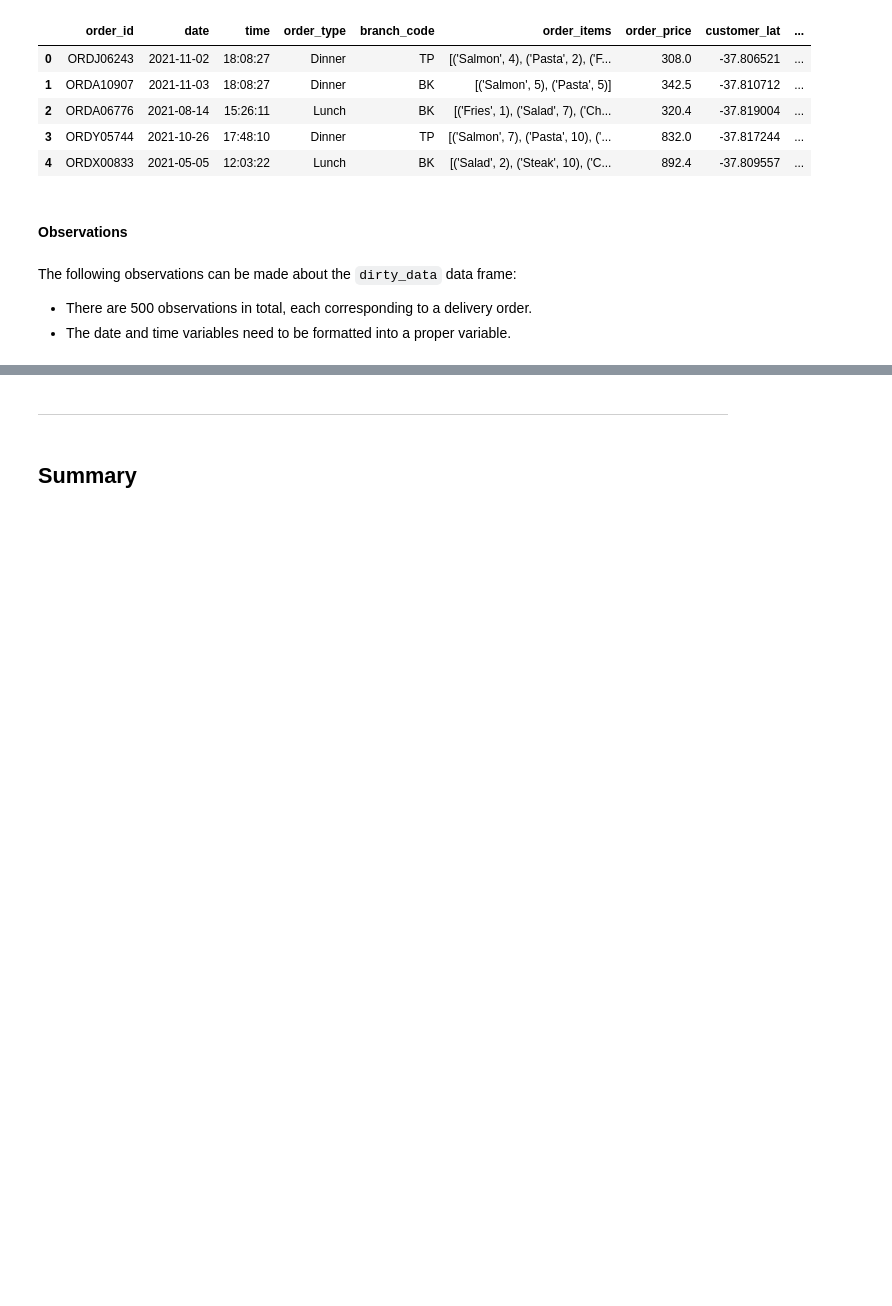
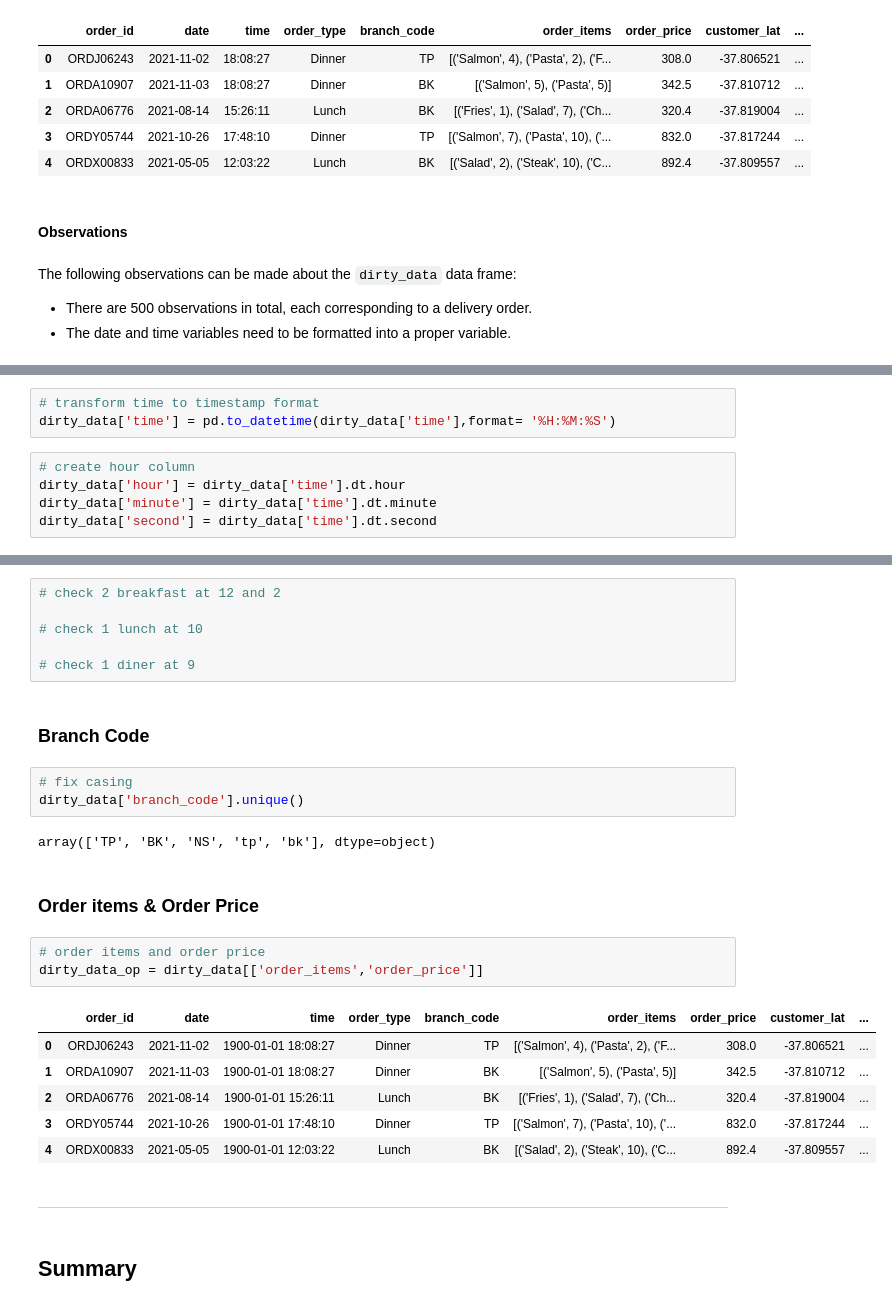
Before and after one commit to pampagrimaldi/FIT5196-A2, a Jupyter notebook: A2_32980523.ipynb, the cells around one changed output, grey strips where cells are left out. Cells and saved outputs as stored; diff of their text form; blank space fills up the shorter version.

Commit message:
working on order type

```diff
--- a/A2_32980523.ipynb
+++ b/A2_32980523.ipynb
@@ -530,0 +416,8 @@ memory usage: 47.0+ KB
+# %%
+# transform time to timestamp format
+dirty_data['time'] = pd.to_datetime(dirty_data['time'],format= '%H:%M:%S')
+# %%
+# create hour column
+dirty_data['hour'] = dirty_data['time'].dt.hour
+dirty_data['minute'] = dirty_data['time'].dt.minute
+dirty_data['second'] = dirty_data['time'].dt.second
@@ -531,3 +448,28 @@ memory usage: 47.0+ KB
+# %%
+# check 2 breakfast at 12 and 2
+
+# check 1 lunch at 10
+
+# check 1 diner at 9
+# %% [markdown]
+### Branch Code
+# %%
+# fix casing
+dirty_data['branch_code'].unique()
+# %% [output]
+array(['TP', 'BK', 'NS', 'tp', 'bk'], dtype=object)
+# %% [markdown]
+### Order items & Order Price
+# %%
+# order items and order price
+dirty_data_op = dirty_data[['order_items','order_price']]
+# %% [output]
+|  | order_id | date | time | order_type | branch_code | order_items | order_price | customer_lat | ... |
+| 0 | ORDJ06243 | 2021-11-02 | 1900-01-01 18:08:27 | Dinner | TP | [('Salmon', 4), ('Pasta', 2), ('F... | 308.0 | -37.806521 | ... |
+| 1 | ORDA10907 | 2021-11-03 | 1900-01-01 18:08:27 | Dinner | BK | [('Salmon', 5), ('Pasta', 5)] | 342.5 | -37.810712 | ... |
+| 2 | ORDA06776 | 2021-08-14 | 1900-01-01 15:26:11 | Lunch | BK | [('Fries', 1), ('Salad', 7), ('Ch... | 320.4 | -37.819004 | ... |
+| 3 | ORDY05744 | 2021-10-26 | 1900-01-01 17:48:10 | Dinner | TP | [('Salmon', 7), ('Pasta', 10), ('... | 832.0 | -37.817244 | ... |
+| 4 | ORDX00833 | 2021-05-05 | 1900-01-01 12:03:22 | Lunch | BK | [('Salad', 2), ('Steak', 10), ('C... | 892.4 | -37.809557 | ... |
 # %% [markdown]
 -------------------------------------
 # %% [markdown]
```
Also changed, not shown: parts of 17 cells of this notebook.
